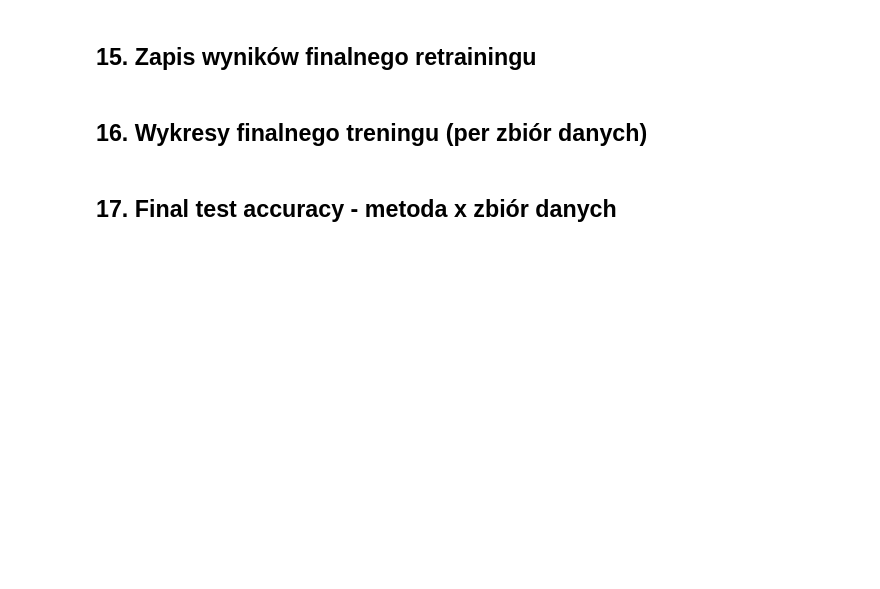
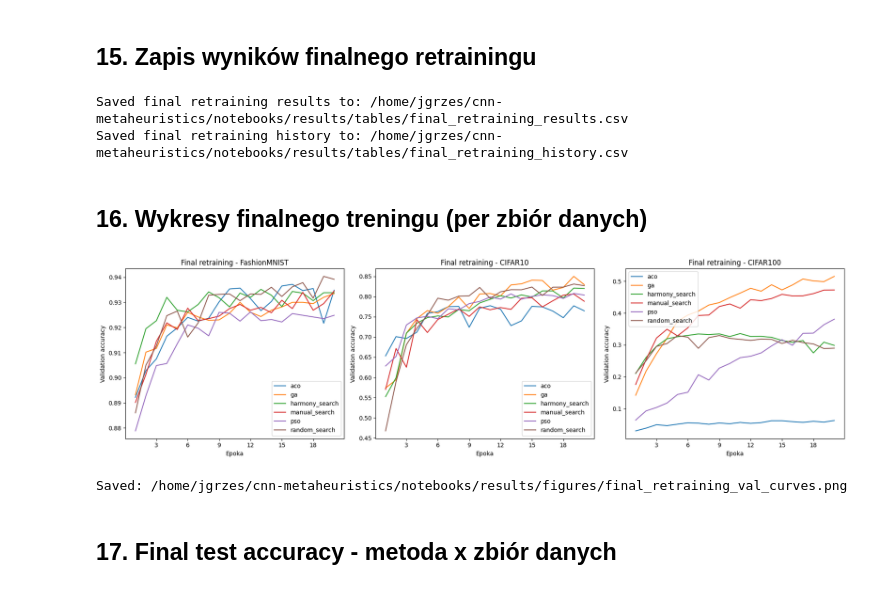
Before and after one commit to tsmyda/cnn-metaheuristics, a Jupyter notebook: notebooks/experiments_full_retraining.ipynb, the cells around one changed output. Drawn from its saved outputs; the diff is of its cells as text; code cells hidden in the pictures; blank space fills up the shorter version.

```diff
--- a/notebooks/experiments_full_retraining.ipynb
+++ b/notebooks/experiments_full_retraining.ipynb
@@ -281,0 +359,35 @@ df_all[["dataset", "method", "iteration", "val_accuracy", "test_accuracy", "time
+# %%
+# Rebuild `results_per_dataset` and `df_all` from saved CSVs
+import os
+import pandas as pd
+
+TABLES_DIR = os.path.join(PROJECT_DIR, "notebooks", "results", "tables")
+results_per_dataset = {}
+
+all_path = os.path.join(TABLES_DIR, "all_methods_all_datasets.csv")
+if os.path.exists(all_path):
+    df_all = pd.read_csv(all_path)
+    # also populate per-dataset dict if per-dataset files exist
+    for ds in DATASETS:
+        p = os.path.join(TABLES_DIR, f"all_methods_{ds}.csv")
+        if os.path.exists(p):
+            results_per_dataset[ds] = pd.read_csv(p)
+        else:
+            print("Brak pliku per-dataset (opcjonalne):", p)
+else:
+    # fallback: read per-dataset files and concatenate
+    for ds in DATASETS:
+        p = os.path.join(TABLES_DIR, f"all_methods_{ds}.csv")
+        if os.path.exists(p):
+            results_per_dataset[ds] = pd.read_csv(p)
+        else:
+            print("Brak pliku:", p)
+    if results_per_dataset:
+        df_all = pd.concat(results_per_dataset.values(), ignore_index=True)
+        df_all.to_csv(all_path, index=False)
+        print("Zbudowano i zapisano:", all_path)
+    else:
+        raise FileNotFoundError(f"No result CSVs found in {TABLES_DIR}")
+
+print("Loaded datasets:", list(results_per_dataset.keys()))
+print("df_all rows:", len(df_all))
@@ -458,6 +677,7 @@ def retrain_best_config(
         filters_3=int(config["filters_3"]),
         kernel_size=int(config["kernel_size"]),
         dropout=float(config["dropout"]),
+        use_batch_norm=int(config.get("use_batch_norm", 1)),
         dense_units=int(config["dense_units"]),
     ).to(device)
 
@@ -558,27 +847,40 @@ final_history_df.to_csv(final_history_path, index=False)
 
 print("Saved final retraining results to:", final_results_path)
 print("Saved final retraining history to:", final_history_path)
+# %% [output]
+Saved final retraining results to: /home/jgrzes/cnn-metaheuristics/notebooks/results/tables/final_retraining_results.csv
+Saved final retraining history to: /home/jgrzes/cnn-metaheuristics/notebooks/results/tables/final_retraining_history.csv
 # %% [markdown]
 ## 16. Wykresy finalnego treningu (per zbiór danych)
 # %%
+import matplotlib.ticker as ticker
+
 fig, axes = plt.subplots(1, len(DATASETS), figsize=(6 * len(DATASETS), 5), sharey=False)
 if len(DATASETS) == 1:
     axes = [axes]
 
 for ax, dataset_name in zip(axes, DATASETS):
     subset = final_history_df[final_history_df["dataset"] == dataset_name]
     for method, group in subset.groupby("method"):
         ax.plot(group["epoch"], group["val_acc"], label=method)
+
     ax.set_title(f"Final retraining - {dataset_name}")
     ax.set_xlabel("Epoka")
     ax.set_ylabel("Validation accuracy")
+
+    # 2. Ta linijka wymusza tylko liczby całkowite na osi X
+    ax.xaxis.set_major_locator(ticker.MaxNLocator(integer=True))
+
     ax.legend()
 
 plt.tight_layout()
 final_curves_path = os.path.join(FIGURES_DIR, "final_retraining_val_curves.png")
 plt.savefig(final_curves_path, dpi=200)
 plt.show()
 print("Saved:", final_curves_path)
+# %% [output]
+[figure, added]
+Saved: /home/jgrzes/cnn-metaheuristics/notebooks/results/figures/final_retraining_val_curves.png
 # %% [markdown]
 ## 17. Final test accuracy - metoda x zbiór danych
 # %%
```
Also changed, not shown: parts of 17 cells of this notebook, 7 other files.
